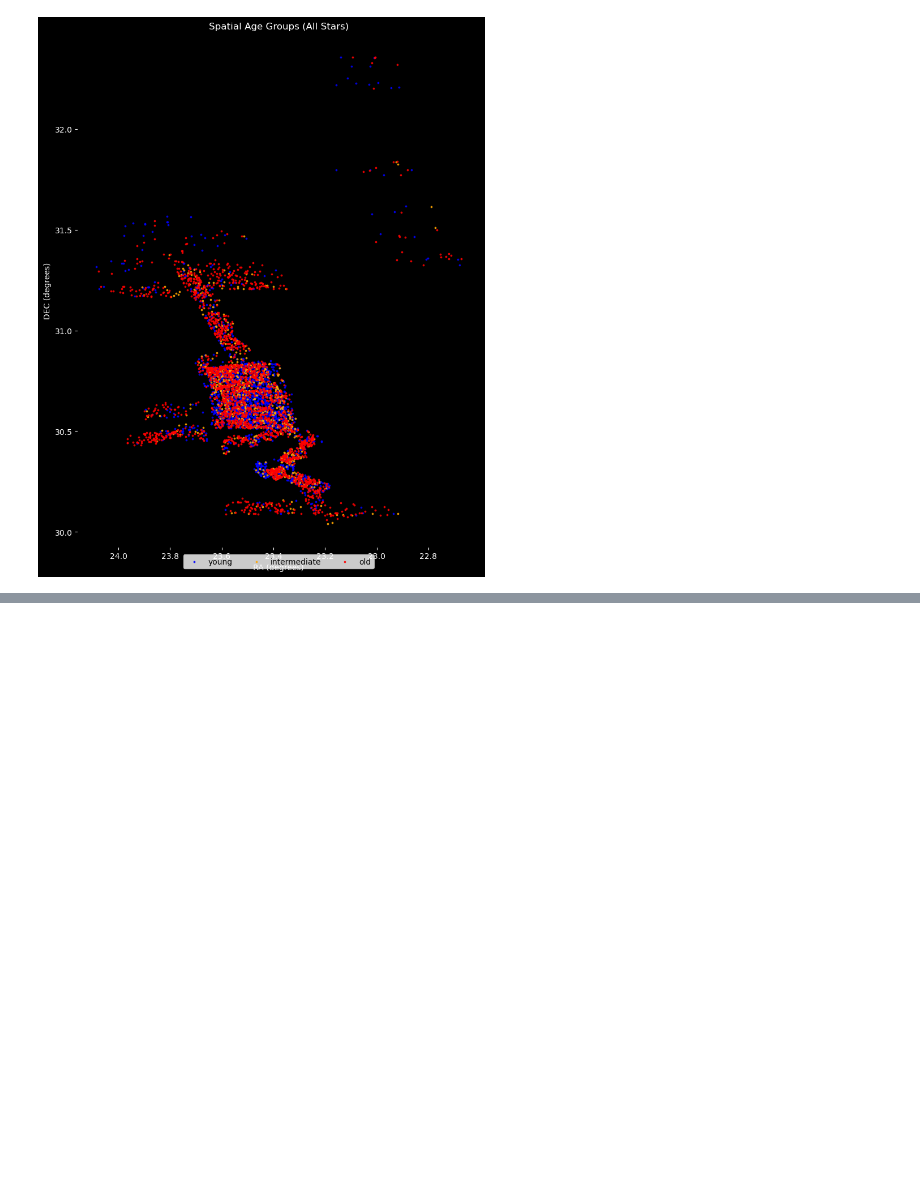
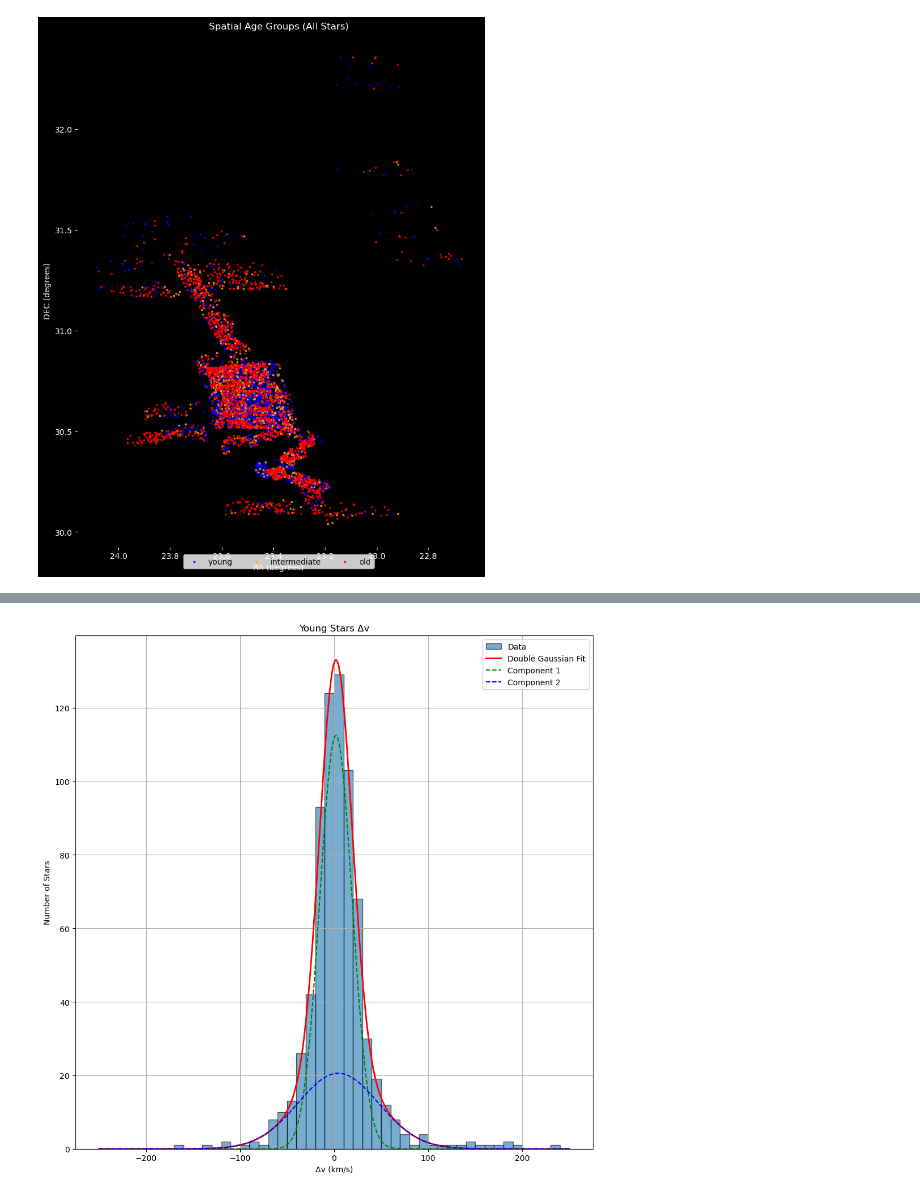
Before and after one commit to Gautam-Kumaran/M33_Analysis, a Jupyter notebook: SIP Codes/spatialv1.ipynb, the cells around one changed output, grey strips where cells are left out. Cells and saved outputs as stored; diff of their text form; code cells hidden in the pictures; blank space fills up the shorter version.

Commit message:
with gaussian

```diff
--- a/SIP Codes/spatialv1.ipynb
+++ b/SIP Codes/spatialv1.ipynb
@@ -398,0 +402,51 @@ print(triplet_grouped)
+# %%
+import numpy as np
+import matplotlib.pyplot as plt
+from scipy.optimize import curve_fit
+
+
+youngs['delta'] = youngs['VCORR_STAT'] - youngs['model_vlos']
+
+
+young_delta_list = youngs['delta']
+
+xmin, xmax = -250, 250
+bins = 50
+hist_vals, bin_edges = np.histogram(young_delta_list, bins=bins, range=(xmin, xmax))
+bin_centers = 0.5 * (bin_edges[1:] + bin_edges[:-1])
+
+
+def double_gaussian(x, A1, mu1, sigma1, A2, mu2, sigma2):
+    gauss1 = A1 * np.exp(-(x - mu1)**2 / (2 * sigma1**2))
+    gauss2 = A2 * np.exp(-(x - mu2)**2 / (2 * sigma2**2))
+    return gauss1 + gauss2
+
+
+p0 = [max(hist_vals), 0, 30, max(hist_vals)/2, -50, 50]
+
+
+params, cov = curve_fit(double_gaussian, bin_centers, hist_vals, p0=p0)
+
+
+x_fit = np.linspace(xmin, xmax, 1000)
+y_fit = double_gaussian(x_fit, *params)
+
+
+plt.figure(figsize=(10, 10))
+plt.hist(young_delta_list, bins=bins, range=(xmin, xmax), edgecolor='black', alpha=0.6, label='Data')
+plt.plot(x_fit, y_fit, 'r-', lw=2, label='Double Gaussian Fit')
+
+
+A1, mu1, sigma1, A2, mu2, sigma2 = params
+plt.plot(x_fit, A1 * np.exp(-(x_fit - mu1)**2 / (2 * sigma1**2)), 'g--', label='Component 1')
+plt.plot(x_fit, A2 * np.exp(-(x_fit - mu2)**2 / (2 * sigma2**2)), 'b--', label='Component 2')
+
+plt.title("Young Stars Δv")
+plt.xlabel("Δv (km/s)")
+plt.ylabel("Number of Stars")
+plt.legend()
+plt.grid(True)
+plt.tight_layout()
+plt.show()
+# %% [output]
+[figure, added]
```
Also changed, not shown: parts of 4 cells of this notebook.
